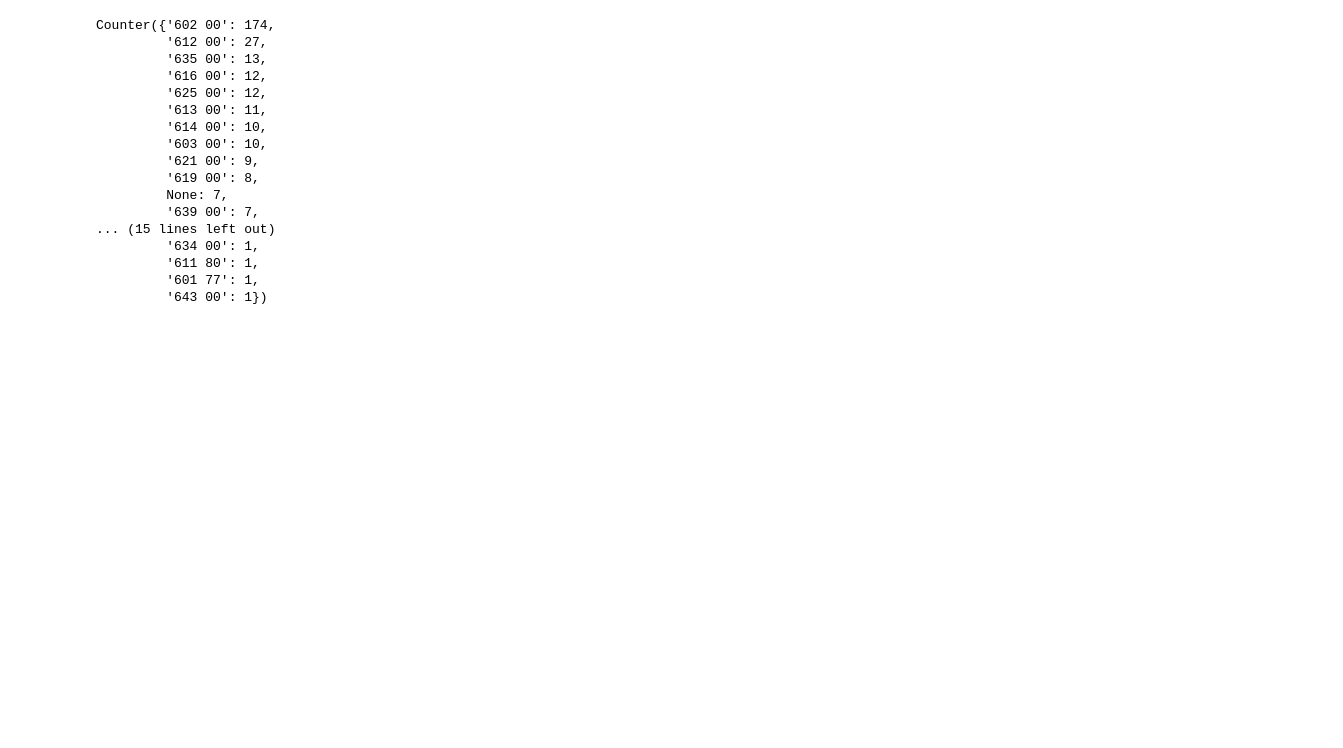
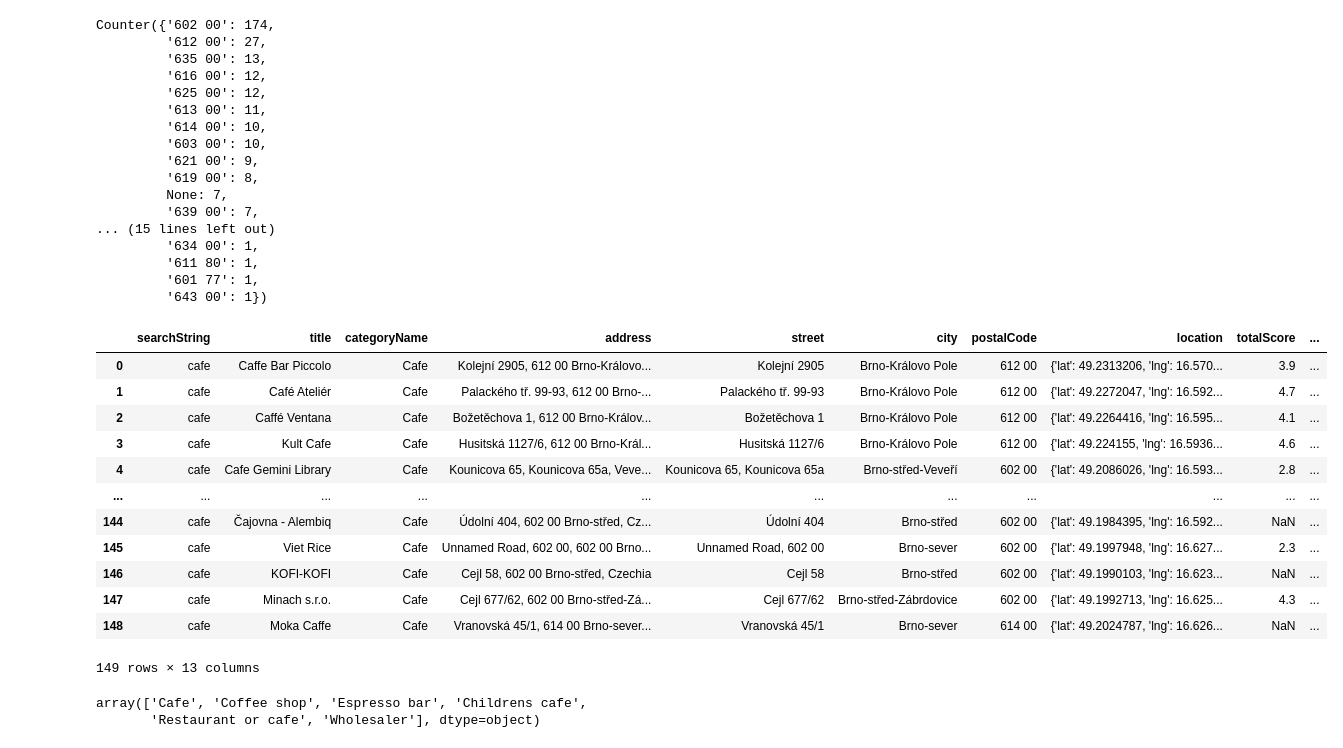
Before and after one commit to eliska-striteska/DA-Czechitas-2024-Projekt-Brnenske-kavarny, a Jupyter notebook: prochazeni_dat_web_scraping.ipynb, the cells around one changed output. Cells and saved outputs as stored; diff of their text form; code cells hidden in the pictures; blank space fills up the shorter version.

```diff
--- a/prochazeni_dat_web_scraping.ipynb
+++ b/prochazeni_dat_web_scraping.ipynb
@@ -81,3 +81,26 @@ Counter({'602 00': 174,
          '611 80': 1,
          '601 77': 1,
          '643 00': 1})
+# %%
+category_cafe = pd.read_json('dataset_google-maps-extractor_Brno_category_cafe_cleaned.json')
+category_cafe.shape
+category_cafe
+# %% [output]
+|  | searchString | title | categoryName | address | street | city | postalCode | location | totalScore | ... |
+| 0 | cafe | Caffe Bar Piccolo | Cafe | Kolejní 2905, 612 00 Brno-Královo... | Kolejní 2905 | Brno-Královo Pole | 612 00 | {'lat': 49.2313206, 'lng': 16.570... | 3.9 | ... |
+| 1 | cafe | Café Ateliér | Cafe | Palackého tř. 99-93, 612 00 Brno-... | Palackého tř. 99-93 | Brno-Královo Pole | 612 00 | {'lat': 49.2272047, 'lng': 16.592... | 4.7 | ... |
+| 2 | cafe | Caffé Ventana | Cafe | Božetěchova 1, 612 00 Brno-Králov... | Božetěchova 1 | Brno-Královo Pole | 612 00 | {'lat': 49.2264416, 'lng': 16.595... | 4.1 | ... |
+| 3 | cafe | Kult Cafe | Cafe | Husitská 1127/6, 612 00 Brno-Král... | Husitská 1127/6 | Brno-Královo Pole | 612 00 | {'lat': 49.224155, 'lng': 16.5936... | 4.6 | ... |
+| 4 | cafe | Cafe Gemini Library | Cafe | Kounicova 65, Kounicova 65a, Veve... | Kounicova 65, Kounicova 65a | Brno-střed-Veveří | 602 00 | {'lat': 49.2086026, 'lng': 16.593... | 2.8 | ... |
+| ... | ... | ... | ... | ... | ... | ... | ... | ... | ... | ... |
+| 144 | cafe | Čajovna - Alembiq | Cafe | Údolní 404, 602 00 Brno-střed, Cz... | Údolní 404 | Brno-střed | 602 00 | {'lat': 49.1984395, 'lng': 16.592... | NaN | ... |
+| 145 | cafe | Viet Rice | Cafe | Unnamed Road, 602 00, 602 00 Brno... | Unnamed Road, 602 00 | Brno-sever | 602 00 | {'lat': 49.1997948, 'lng': 16.627... | 2.3 | ... |
+| 146 | cafe | KOFI-KOFI | Cafe | Cejl 58, 602 00 Brno-střed, Czechia | Cejl 58 | Brno-střed | 602 00 | {'lat': 49.1990103, 'lng': 16.623... | NaN | ... |
+| 147 | cafe | Minach s.r.o. | Cafe | Cejl 677/62, 602 00 Brno-střed-Zá... | Cejl 677/62 | Brno-střed-Zábrdovice | 602 00 | {'lat': 49.1992713, 'lng': 16.625... | 4.3 | ... |
+| 148 | cafe | Moka Caffe | Cafe | Vranovská 45/1, 614 00 Brno-sever... | Vranovská 45/1 | Brno-sever | 614 00 | {'lat': 49.2024787, 'lng': 16.626... | NaN | ... |
+149 rows × 13 columns
+# %%
+category_cafe['categoryName'].unique()
+# %% [output]
+array(['Cafe', 'Coffee shop', 'Espresso bar', 'Childrens cafe',
+       'Restaurant or cafe', 'Wholesaler'], dtype=object)
```
Also changed, not shown: parts of 7 cells of this notebook, 2 other files.
